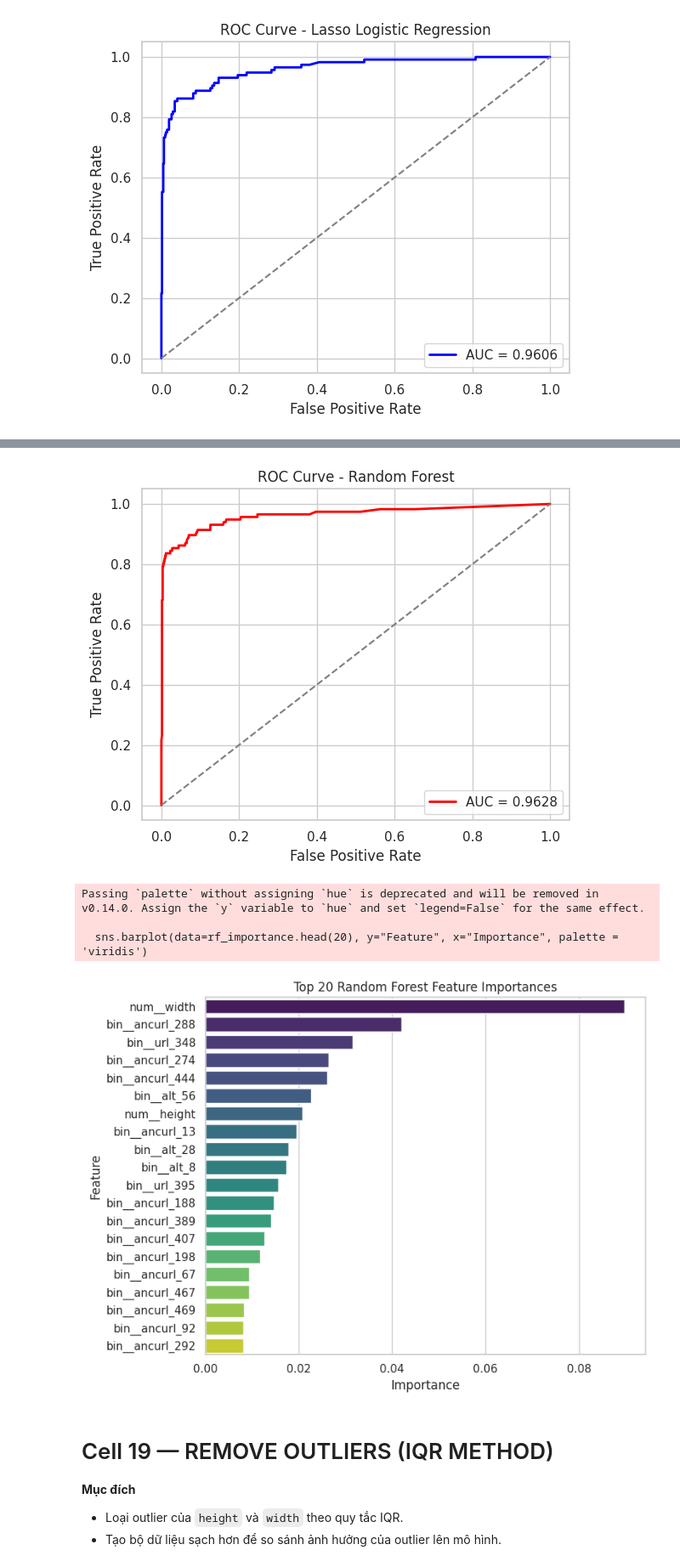
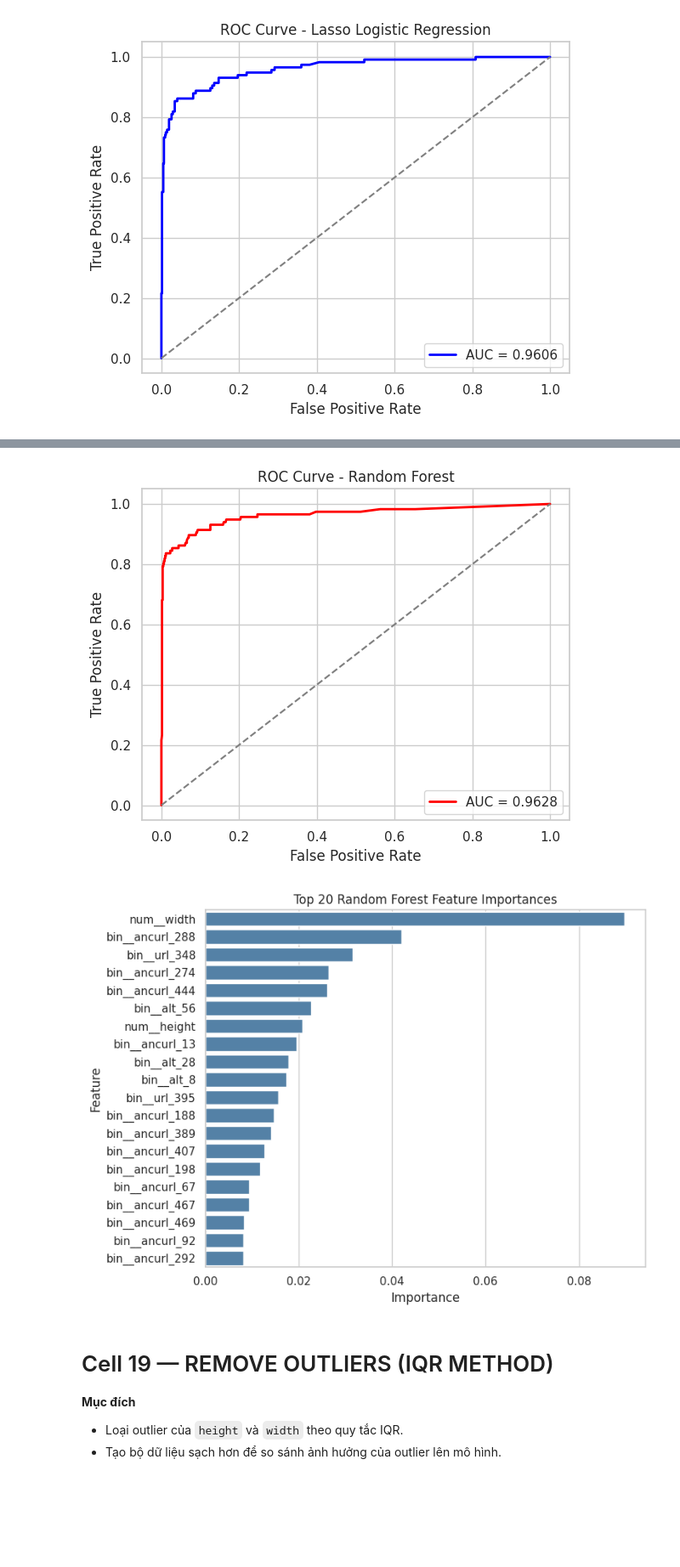
Before and after one commit to hoangquan1503/kaggle, a Jupyter notebook: probs-stats-assignment-252.ipynb, the cells around one changed output, grey strips where cells are left out. Shown at 85% size. Saved outputs shown, nothing was run; the diff lists cells and outputs as text; code cells hidden in the pictures; blank space fills up the shorter version.

Commit message:
Kaggle Notebook | Probs_Stats_Assignment_252 | Final

```diff
--- a/probs-stats-assignment-252.ipynb
+++ b/probs-stats-assignment-252.ipynb
@@ -759,38 +738,35 @@ plot_roc(y_test, rf_prob, title="ROC Curve - Random Forest", color="red")
 # variable importance
 rf_importance = pd.DataFrame({
     "Feature": feature_names,
     "Importance": rf_model.named_steps["classifier"].feature_importances_
 }).sort_values("Importance", ascending=False)
 
 plt.figure(figsize=(8, 6))
-sns.barplot(data=rf_importance.head(20), y="Feature", x="Importance", palette = 'viridis')
+sns.barplot(data=rf_importance.head(20), y="Feature", x="Importance", color="steelblue")
 plt.title("Top 20 Random Forest Feature Importances")
 plt.tight_layout()
 plt.show()
 # %% [output]
 === Random Forest ===
 Confusion matrix:
 [[606   5]
  [ 21  95]]
 Sensitivity / Recall: 0.8190
 Specificity         : 0.9918
 ROC AUC             : 0.9628
 
 Classification report:
               precision    recall  f1-score   support
 
   Non-Ad (0)       0.97      0.99      0.98       611
       Ad (1)       0.95      0.82      0.88       116
 
     accuracy                           0.96       727
    macro avg       0.96      0.91      0.93       727
 weighted avg       0.96      0.96      0.96       727
 [figure]
 [figure]
-Passing `palette` without assigning `hue` is deprecated and will be removed in v0.14.0. Assign the `y` variable to `hue` and set `legend=False` for the same effect.
-
-  sns.barplot(data=rf_importance.head(20), y="Feature", x="Importance", palette = 'viridis')
-[figure, old version]
+[figure, new version]
 # %% [markdown]
 # Cell 19 — REMOVE OUTLIERS (IQR METHOD)
 
```
Also changed, not shown: parts of 22 cells of this notebook.
